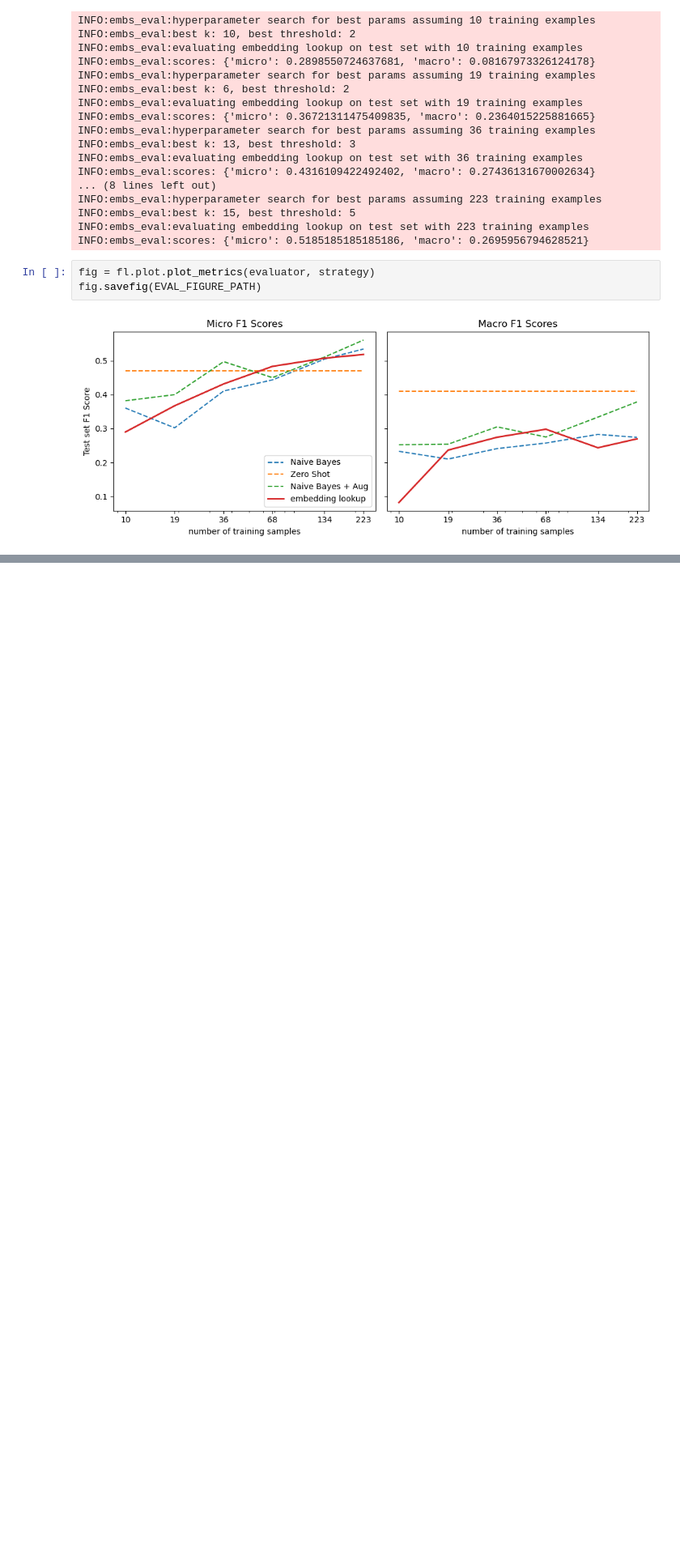
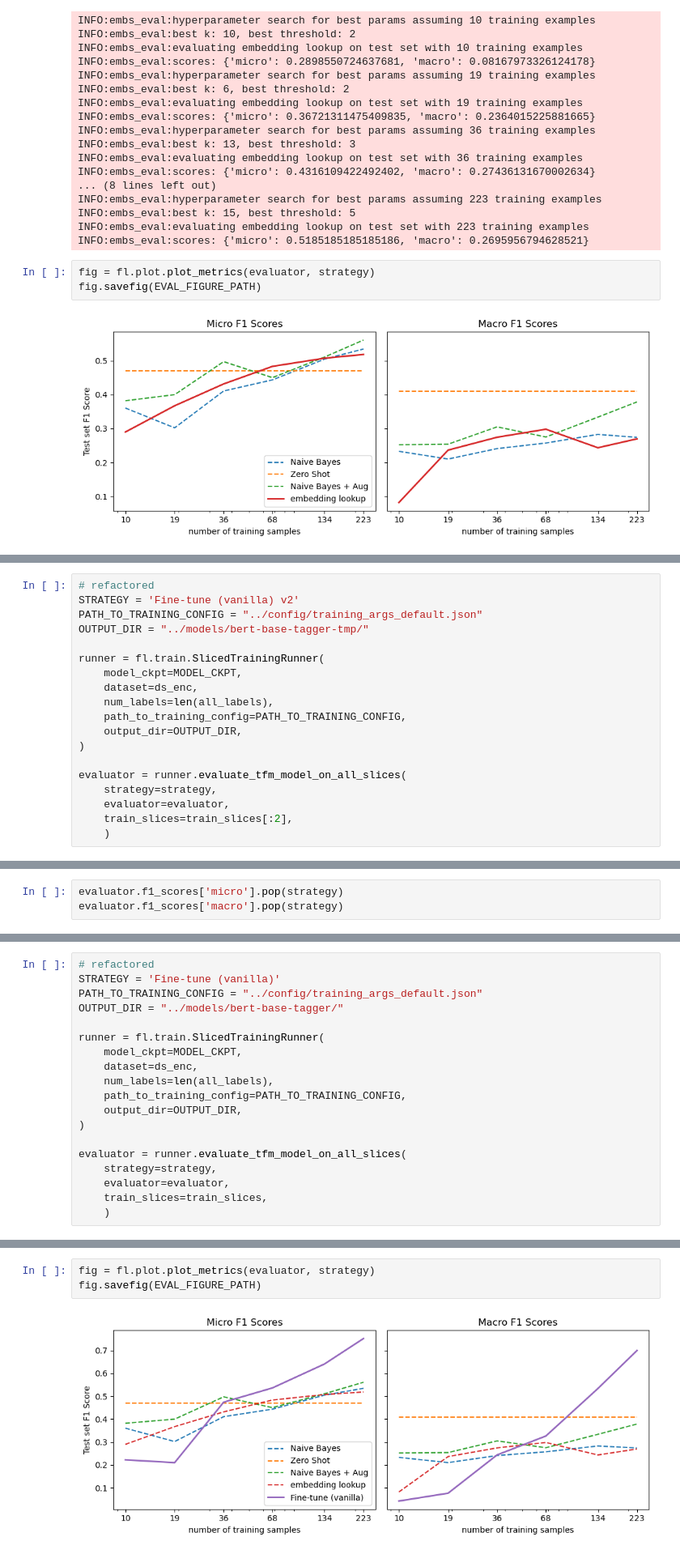
Before and after one commit to spayot/nlp_with_transformers, a Jupyter notebook: chp09_few_to_no_labels/notebooks/nlpt_09_few_to_no_labels.ipynb, the cells around one changed output, grey strips where cells are left out. Shown: that part at 81% size. Cells and saved outputs as stored; diff of their text form; blank space fills up the shorter version.

```diff
--- a/chp09_few_to_no_labels/notebooks/nlpt_09_few_to_no_labels.ipynb
+++ b/chp09_few_to_no_labels/notebooks/nlpt_09_few_to_no_labels.ipynb
@@ -694,0 +750,19 @@ fig.savefig(EVAL_FIGURE_PATH)
+# %%
+# refactored
+STRATEGY = 'Fine-tune (vanilla) v2'
+PATH_TO_TRAINING_CONFIG = "../config/training_args_default.json"
+OUTPUT_DIR = "../models/bert-base-tagger-tmp/"
+
+runner = fl.train.SlicedTrainingRunner(
+    model_ckpt=MODEL_CKPT,
+    dataset=ds_enc,
+    num_labels=len(all_labels),
+    path_to_training_config=PATH_TO_TRAINING_CONFIG,
+    output_dir=OUTPUT_DIR,
+)
+
+evaluator = runner.evaluate_tfm_model_on_all_slices(
+    strategy=strategy,
+    evaluator=evaluator,
+    train_slices=train_slices[:2],
+    )
@@ -694,0 +780,3 @@ fig.savefig(EVAL_FIGURE_PATH)
+# %%
+evaluator.f1_scores['micro'].pop(strategy)
+evaluator.f1_scores['macro'].pop(strategy)
@@ -694,0 +785,19 @@ fig.savefig(EVAL_FIGURE_PATH)
+# %%
+# refactored
+STRATEGY = 'Fine-tune (vanilla)'
+PATH_TO_TRAINING_CONFIG = "../config/training_args_default.json"
+OUTPUT_DIR = "../models/bert-base-tagger/"
+
+runner = fl.train.SlicedTrainingRunner(
+    model_ckpt=MODEL_CKPT,
+    dataset=ds_enc,
+    num_labels=len(all_labels),
+    path_to_training_config=PATH_TO_TRAINING_CONFIG,
+    output_dir=OUTPUT_DIR,
+)
+
+evaluator = runner.evaluate_tfm_model_on_all_slices(
+    strategy=strategy,
+    evaluator=evaluator,
+    train_slices=train_slices,
+    )
@@ -694,0 +907,5 @@ fig.savefig(EVAL_FIGURE_PATH)
+# %%
+fig = fl.plot.plot_metrics(evaluator, strategy)
+fig.savefig(EVAL_FIGURE_PATH)
+# %% [output]
+[figure, added]
```
Also changed, not shown: parts of 26 cells of this notebook, 9 other files.
